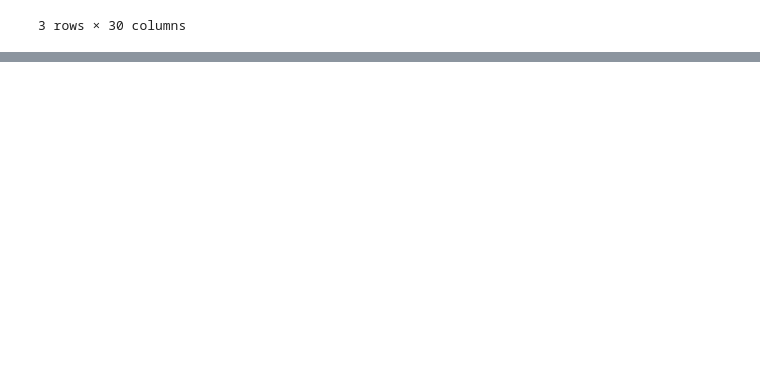
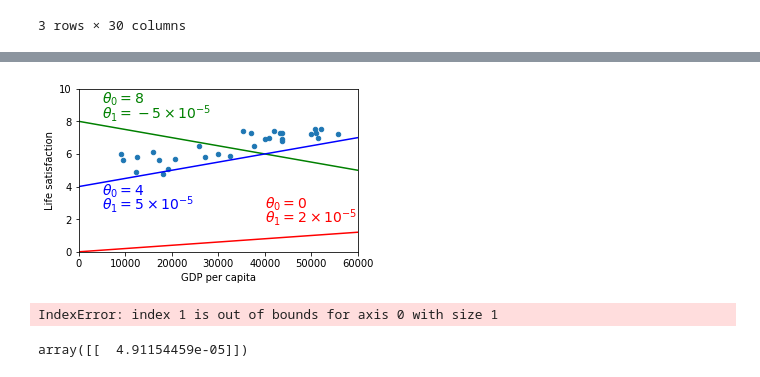
Before and after one commit to soma11soma11/machine_learning_practice, a Jupyter notebook: Chapter1/Chapter1.ipynb, the cells around one changed output, grey strips where cells are left out. Drawn from its saved outputs; the diff is of its cells as text; code cells hidden in the pictures; blank space fills up the shorter version.

```diff
--- a/Chapter1/Chapter1.ipynb
+++ b/Chapter1/Chapter1.ipynb
@@ -52,0 +74,32 @@ keep_indices = list(set(range(36)) - set(remove_indices))
+# %%
+import numpy as np
+
+sample_data.plot(kind='scatter', x="GDP per capita", y='Life satisfaction', figsize=(5,3))
+plt.axis([0, 60000, 0, 10])
+X=np.linspace(0, 60000, 1000)
+plt.plot(X, 2*X/100000, "r")
+plt.text(40000, 2.7, r"$\theta_0 = 0$", fontsize=14, color="r")
+plt.text(40000, 1.8, r"$\theta_1 = 2 \times 10^{-5}$", fontsize=14, color="r")
+plt.plot(X, 8 - 5*X/100000, "g")
+plt.text(5000, 9.1, r"$\theta_0 = 8$", fontsize=14, color="g")
+plt.text(5000, 8.2, r"$\theta_1 = -5 \times 10^{-5}$", fontsize=14, color="g")
+plt.plot(X, 4 + 5*X/100000, "b")
+plt.text(5000, 3.5, r"$\theta_0 = 4$", fontsize=14, color="b")
+plt.text(5000, 2.6, r"$\theta_1 = 5 \times 10^{-5}$", fontsize=14, color="b")
+plt.show()
+# %% [output]
+[figure, added]
+# %%
+from sklearn import linear_model
+lin1 = linear_model.LinearRegression()
+Xsample = np.c_[sample_data["GDP per capita"]]
+ysample = np.c_[sample_data["Life satisfaction"]]
+lin1.fit(Xsample, ysample)
+t0, t1 = lin1.intercept_[1], lin1.coef_[0][0]
+t0, t1
+# %% [output]
+IndexError: index 1 is out of bounds for axis 0 with size 1
+# %%
+lin1.coef_
+# %% [output]
+array([[  4.91154459e-05]])
```
Also changed, not shown: parts of 3 cells of this notebook.
